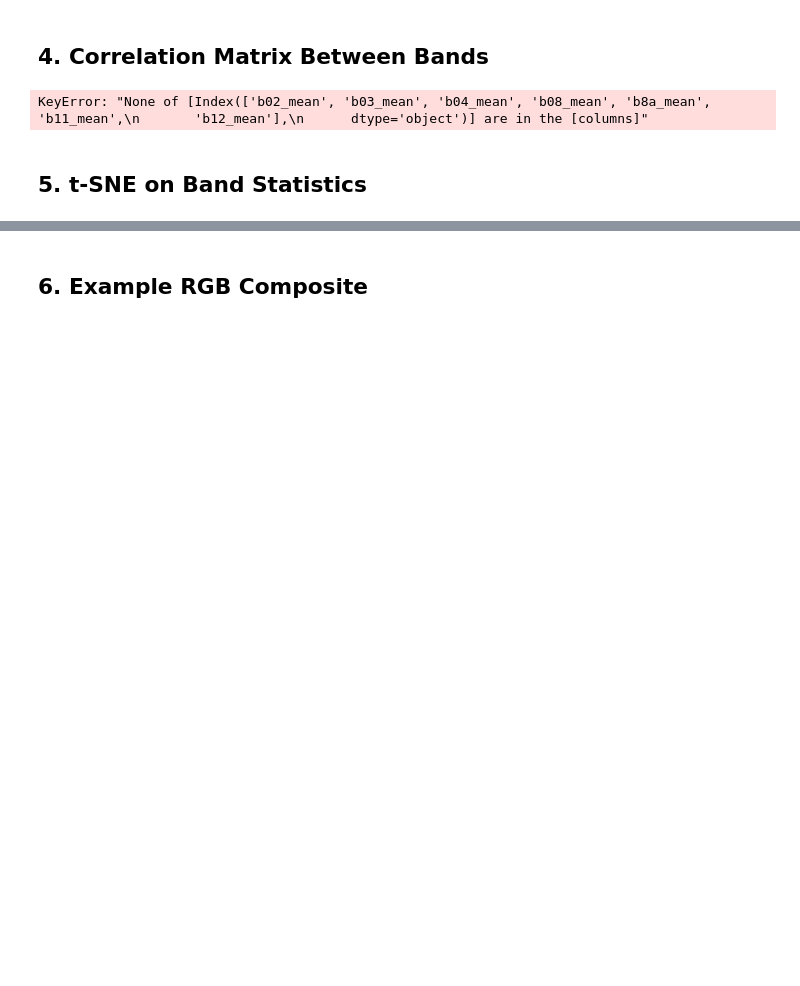
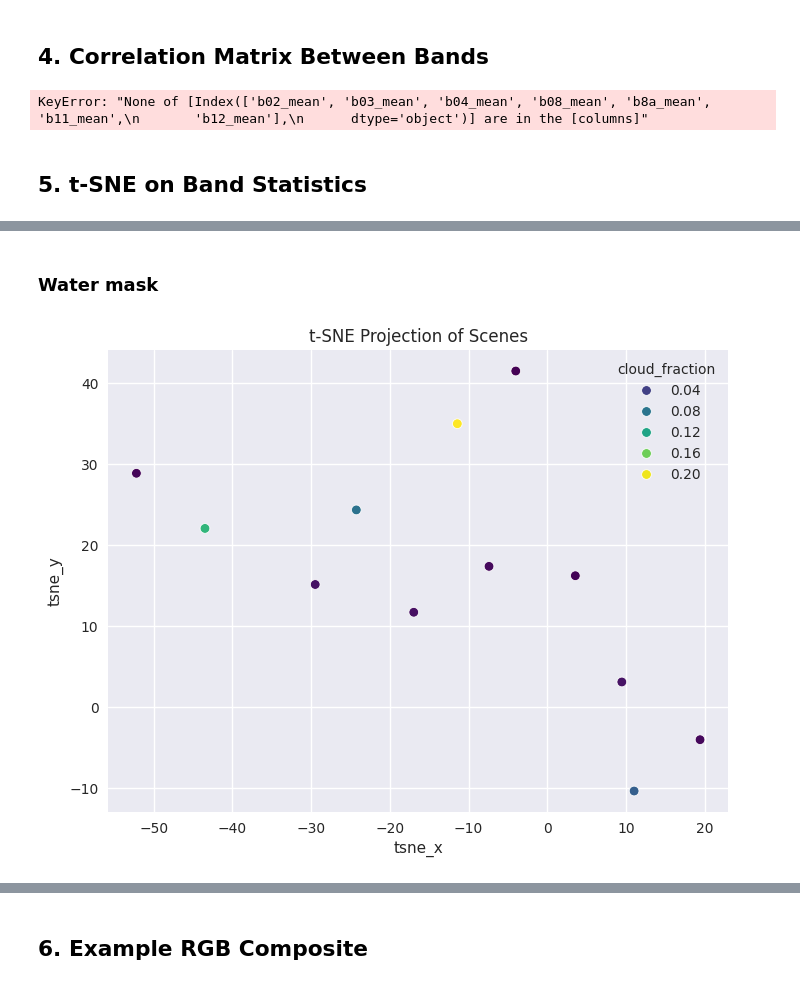
Before and after one commit to germanasergi/mucilage-detection, a Jupyter notebook: src/sentinel_analytics.ipynb, the cells around one changed output, grey strips where cells are left out. Saved outputs shown, nothing was run; the diff lists cells and outputs as text; code cells hidden in the pictures; blank space fills up the shorter version.

```diff
--- a/src/sentinel_analytics.ipynb
+++ b/src/sentinel_analytics.ipynb
@@ -148,0 +373,33 @@ plt.show()
+# %% [markdown]
+### Water mask
+# %%
+all_stats = []
+cloud_frac = []
+
+for file in zarr_files:
+    dt = open_s2_zarr(file)
+    res = compute_water_stats(dt, BANDS, 'r20m')
+    cloud = compute_cloud_fraction(dt)
+    all_stats.append(res)
+    cloud_frac.append(cloud)
+
+
+df_stats = pd.DataFrame(all_stats)
+df_stats['cloud_fraction'] = cloud_frac
+# %%
+BANDS.append('amei')
+X = df_stats[[f"{b}_mean" for b in BANDS]].fillna(0)
+X_scaled = StandardScaler().fit_transform(X)
+
+tsne = TSNE(n_components=2, random_state=42, perplexity=5)
+tsne_coords = tsne.fit_transform(X_scaled)
+
+df_stats['tsne_x'] = tsne_coords[:,0]
+df_stats['tsne_y'] = tsne_coords[:,1]
+
+plt.figure(figsize=(8,6))
+sns.scatterplot(data=df_stats, x='tsne_x', y='tsne_y', hue='cloud_fraction', palette='viridis')
+plt.title("t-SNE Projection of Scenes")
+plt.show()
+# %% [output]
+[figure, added]
```
Also changed, not shown: parts of 16 cells of this notebook, 5 other files.
